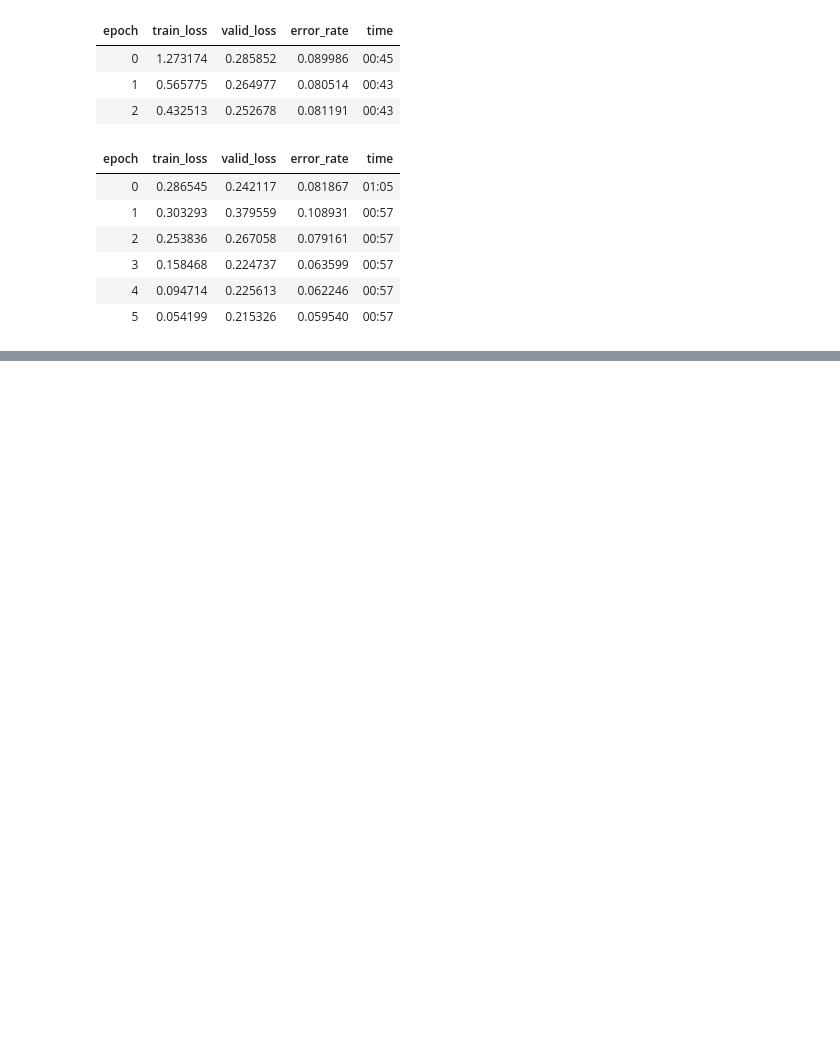
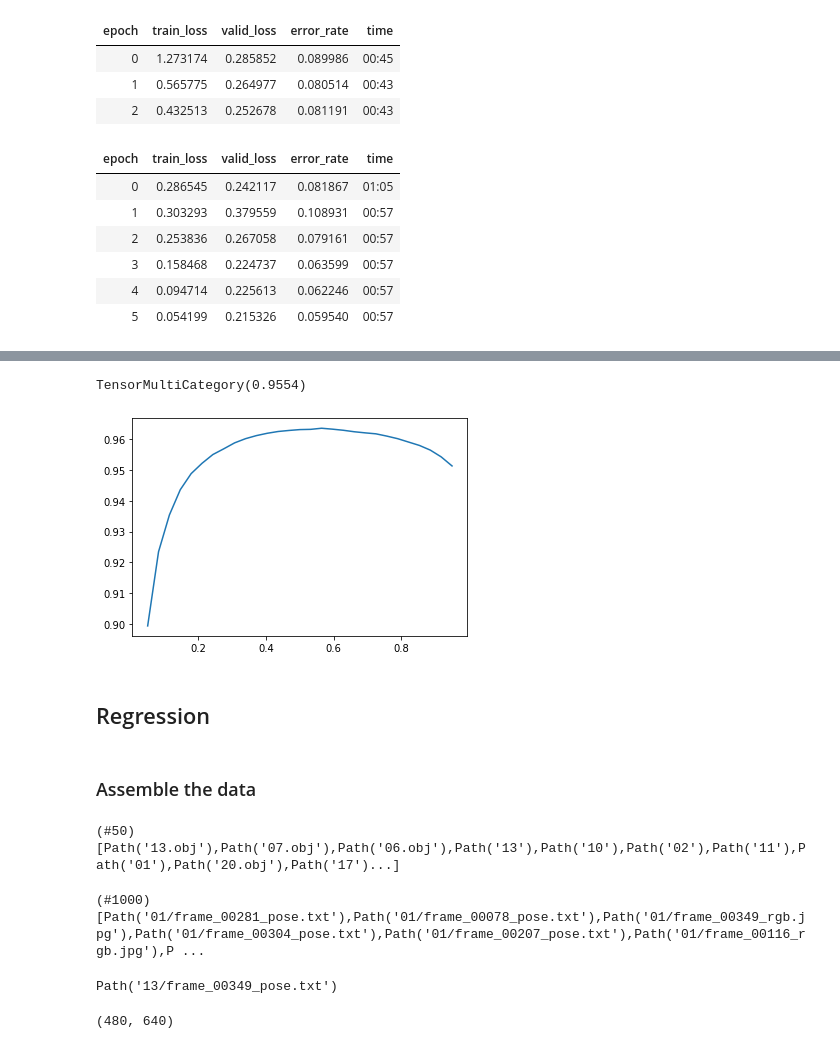
Before and after one commit to laurentprudhon/cours-deeplearning-2020, a Jupyter notebook: notebooks/05_pet_breeds_multicat.ipynb, the cells around one changed output, grey strips where cells are left out. Cells and saved outputs as stored; diff of their text form; code cells hidden in the pictures; blank space fills up the shorter version.

```diff
--- a/notebooks/05_pet_breeds.ipynb
+++ b/notebooks/05_pet_breeds_multicat.ipynb
@@ -393,0 +602,3 @@ Downloading: "https://download.pytorch.org/models/resnet50-19c8e357.pth" to /roo
+# %%
+learn = cnn_learner(dls, resnet50, metrics=partial(accuracy_multi, thresh=0.2))
+learn.fine_tune(3, base_lr=3e-3, freeze_epochs=4)
@@ -393,0 +615,3 @@ Downloading: "https://download.pytorch.org/models/resnet50-19c8e357.pth" to /roo
+# %%
+learn.metrics = partial(accuracy_multi, thresh=0.1)
+learn.validate()
@@ -393,0 +621,3 @@ Downloading: "https://download.pytorch.org/models/resnet50-19c8e357.pth" to /roo
+# %%
+learn.metrics = partial(accuracy_multi, thresh=0.99)
+learn.validate()
@@ -393,0 +627,2 @@ Downloading: "https://download.pytorch.org/models/resnet50-19c8e357.pth" to /roo
+# %%
+preds,targs = learn.get_preds()
@@ -393,0 +631,14 @@ Downloading: "https://download.pytorch.org/models/resnet50-19c8e357.pth" to /roo
+# %%
+accuracy_multi(preds, targs, thresh=0.9, sigmoid=False)
+# %% [output]
+TensorMultiCategory(0.9554)
+# %%
+xs = torch.linspace(0.05,0.95,29)
+accs = [accuracy_multi(preds, targs, thresh=i, sigmoid=False) for i in xs]
+plt.plot(xs,accs);
+# %% [output]
+[figure, added]
+# %% [markdown]
+## Regression
+# %% [markdown]
+### Assemble the data
@@ -393,0 +650,19 @@ Downloading: "https://download.pytorch.org/models/resnet50-19c8e357.pth" to /roo
+# %%
+path.ls()
+# %% [output]
+(#50) [Path('13.obj'),Path('07.obj'),Path('06.obj'),Path('13'),Path('10'),Path('02'),Path('11'),Path('01'),Path('20.obj'),Path('17')...]
+# %%
+(path/'01').ls()
+# %% [output]
+(#1000) [Path('01/frame_00281_pose.txt'),Path('01/frame_00078_pose.txt'),Path('01/frame_00349_rgb.jpg'),Path('01/frame_00304_pose.txt'),Path('01/frame_00207_pose.txt'),Path('01/frame_00116_rgb.jpg'),P ...
+# %%
+img_files = get_image_files(path)
+def img2pose(x): return Path(f'{str(x)[:-7]}pose.txt')
+img2pose(img_files[0])
+# %% [output]
+Path('13/frame_00349_pose.txt')
+# %%
+im = PILImage.create(img_files[0])
+im.shape
+# %% [output]
+(480, 640)
```
Also changed, not shown: parts of 57 cells of this notebook, 5 other files.
